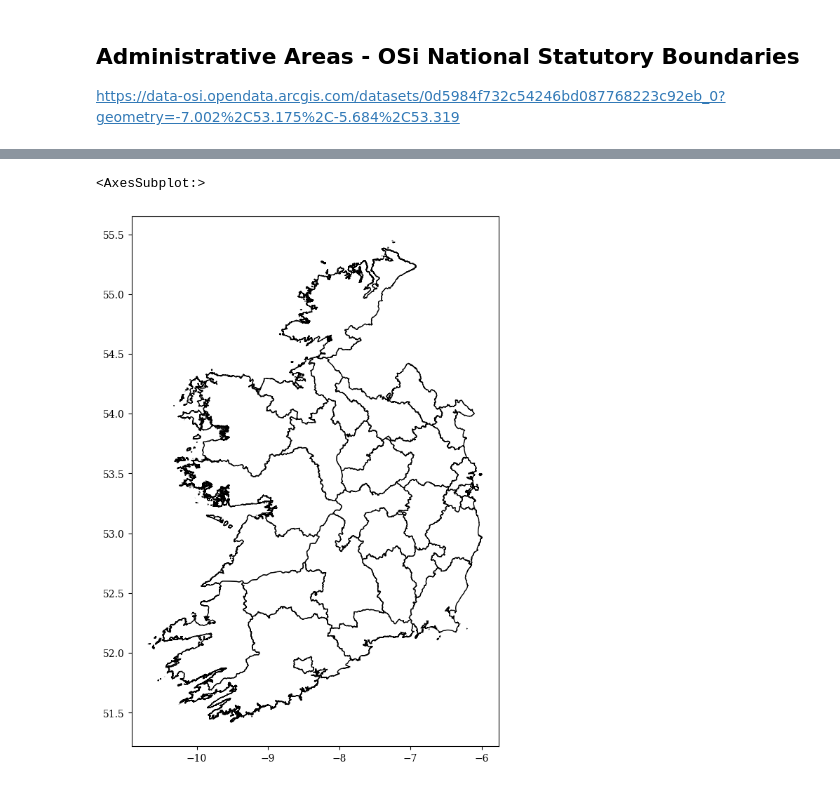
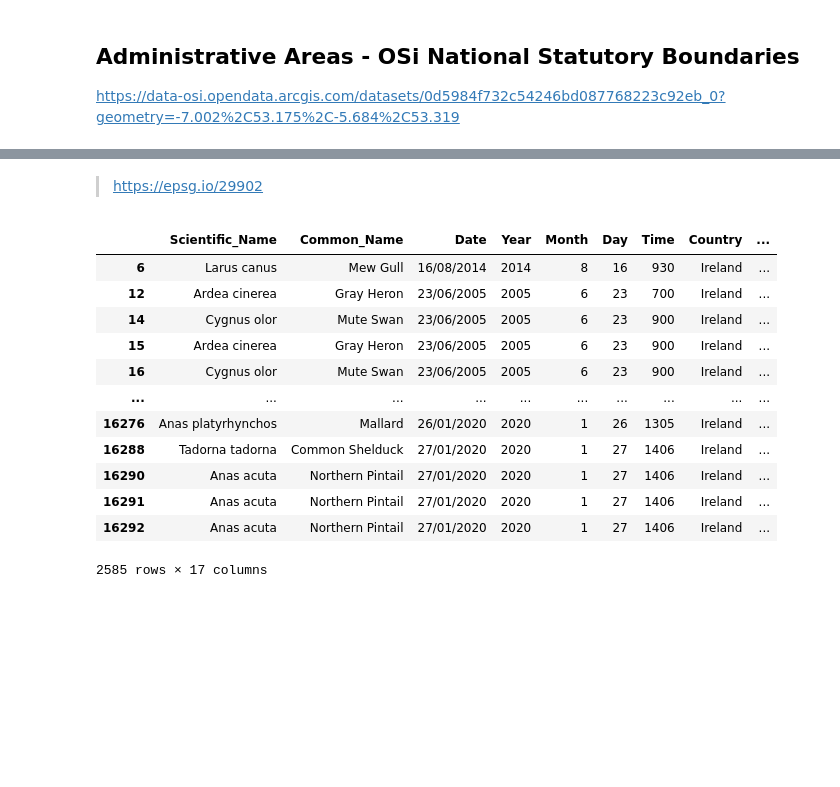
Before and after one commit to pessini/avian-flu-wild-birds-ireland, a Jupyter notebook: Exploratory-Data-Analysis-EDA.ipynb, the cells around one changed output, grey strips where cells are left out. Drawn from its saved outputs; the diff is of its cells as text; code cells hidden in the pictures; blank space fills up the shorter version.

```diff
--- a/Exploratory-Data-Analysis-EDA.ipynb
+++ b/Exploratory-Data-Analysis-EDA.ipynb
@@ -358,6 +348,25 @@ admin_areas.head()
-# %%
-# Plotting the areas from the GeoDataFrame
-admin_areas.plot(figsize=(12,10), facecolor='white', edgecolor='black')
-# %% [output]
-<AxesSubplot:>
-[figure, removed]
+# %%
+avian_flu = infected_birds.copy()
+avian_flu['geometry'] = None
+
+for index, row in avian_flu.iterrows():
+    avian_flu.loc[index, 'geometry'] = Point(row.Longitude, row.Latitude)
+# %% [markdown]
+>https://epsg.io/29902
+# %%
+gdf_infected_birds = gpd.GeoDataFrame(avian_flu, geometry='geometry')
+gdf_infected_birds.set_crs(epsg=29902, inplace=True)
+# %% [output]
+|  | Scientific_Name | Common_Name | Date | Year | Month | Day | Time | Country | ... |
+| 6 | Larus canus | Mew Gull | 16/08/2014 | 2014 | 8 | 16 | 930 | Ireland | ... |
+| 12 | Ardea cinerea | Gray Heron | 23/06/2005 | 2005 | 6 | 23 | 700 | Ireland | ... |
+| 14 | Cygnus olor | Mute Swan | 23/06/2005 | 2005 | 6 | 23 | 900 | Ireland | ... |
+| 15 | Ardea cinerea | Gray Heron | 23/06/2005 | 2005 | 6 | 23 | 900 | Ireland | ... |
+| 16 | Cygnus olor | Mute Swan | 23/06/2005 | 2005 | 6 | 23 | 900 | Ireland | ... |
+| ... | ... | ... | ... | ... | ... | ... | ... | ... | ... |
+| 16276 | Anas platyrhynchos | Mallard | 26/01/2020 | 2020 | 1 | 26 | 1305 | Ireland | ... |
+| 16288 | Tadorna tadorna | Common Shelduck | 27/01/2020 | 2020 | 1 | 27 | 1406 | Ireland | ... |
+| 16290 | Anas acuta | Northern Pintail | 27/01/2020 | 2020 | 1 | 27 | 1406 | Ireland | ... |
+| 16291 | Anas acuta | Northern Pintail | 27/01/2020 | 2020 | 1 | 27 | 1406 | Ireland | ... |
+| 16292 | Anas acuta | Northern Pintail | 27/01/2020 | 2020 | 1 | 27 | 1406 | Ireland | ... |
+2585 rows × 17 columns
```
Also changed, not shown: parts of 27 cells of this notebook.
